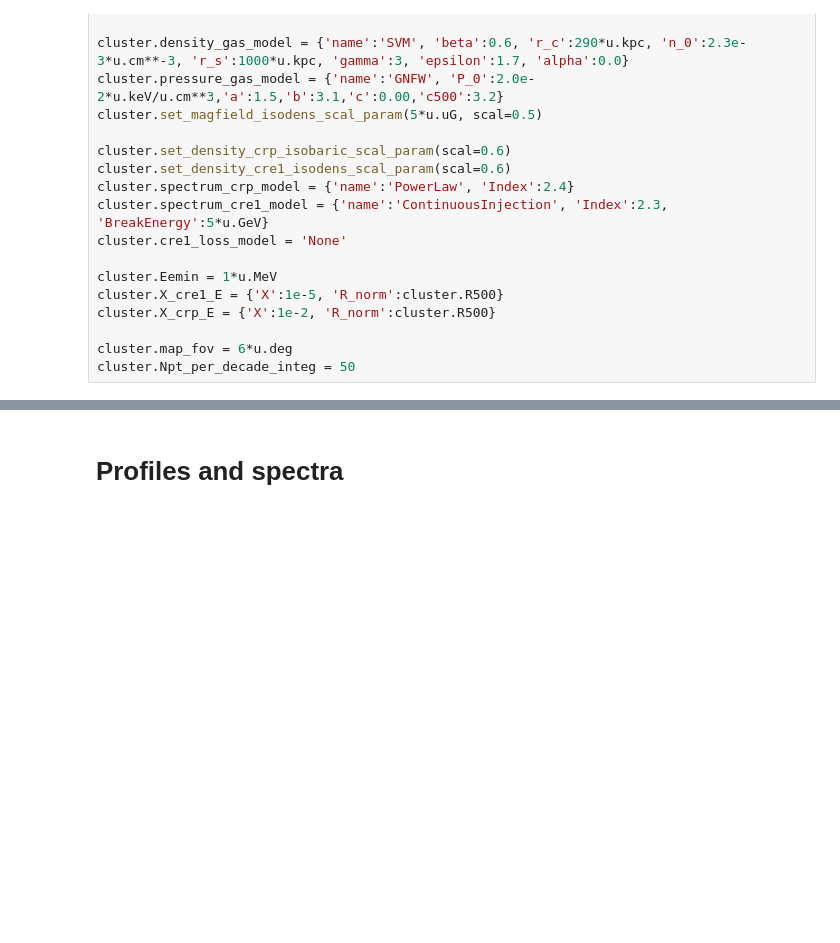
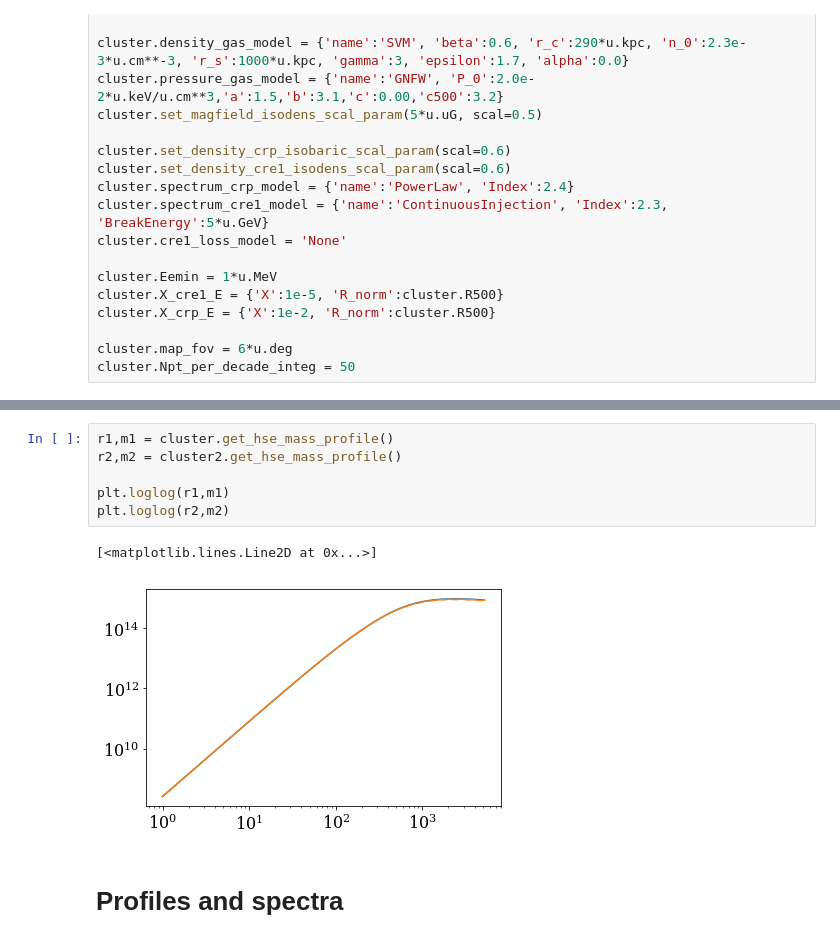
Before and after one commit to renlliang3/ClusterModel, a Jupyter notebook: notebook/demo_plot.ipynb, the cells around one changed output, grey strips where cells are left out. Saved outputs shown, nothing was run; the diff lists cells and outputs as text; blank space fills up the shorter version.

```diff
--- a/notebook/demo_plot.ipynb
+++ b/notebook/demo_plot.ipynb
@@ -68,3 +114,12 @@ cluster.spectrum_crp_model = {'name':'User', 'energy':user_e, 'spectrum':user_s}
+# %%
+r1,m1 = cluster.get_hse_mass_profile()
+r2,m2 = cluster2.get_hse_mass_profile()
+
+plt.loglog(r1,m1)
+plt.loglog(r2,m2)
+# %% [output]
+[<matplotlib.lines.Line2D at 0x...>]
+[figure, added]
 # %% [markdown]
 # Profiles and spectra
 # %%
```
Also changed, not shown: parts of 21 cells of this notebook.
